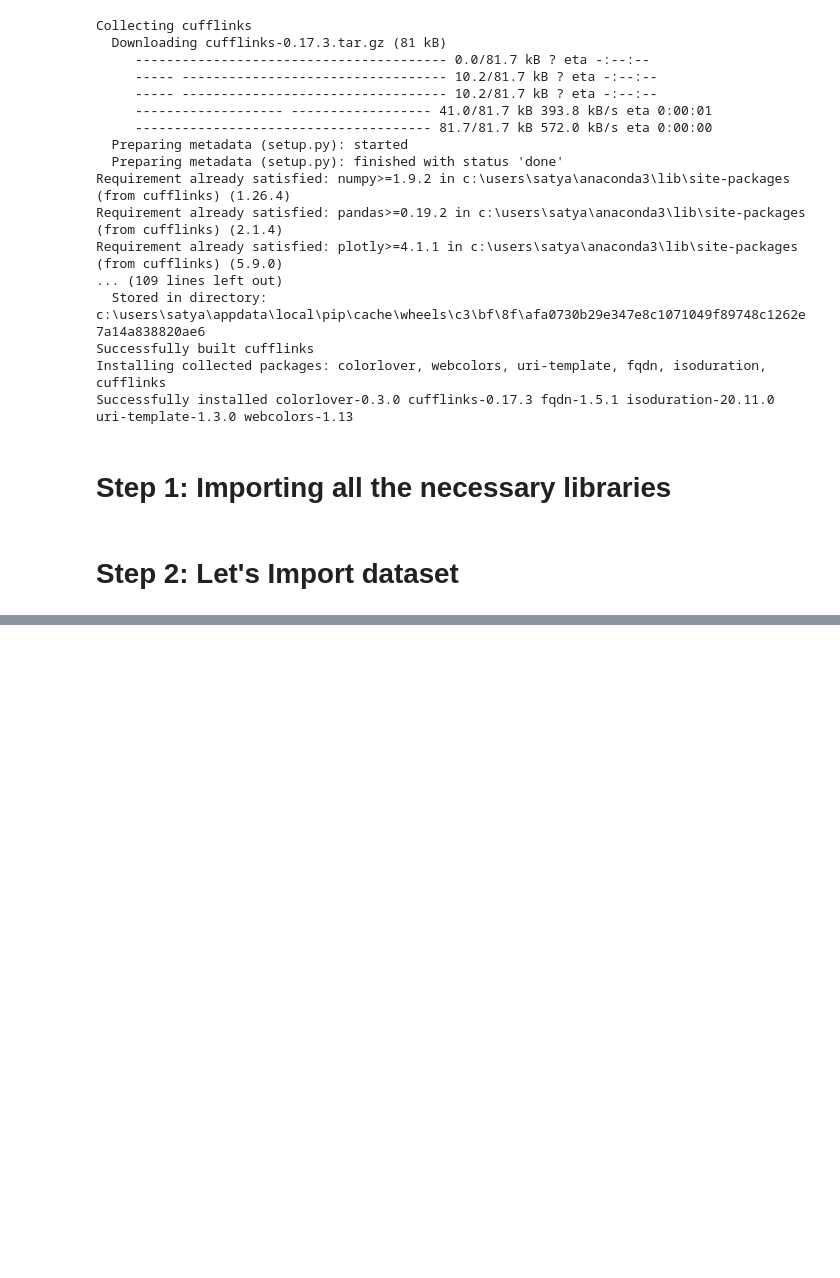
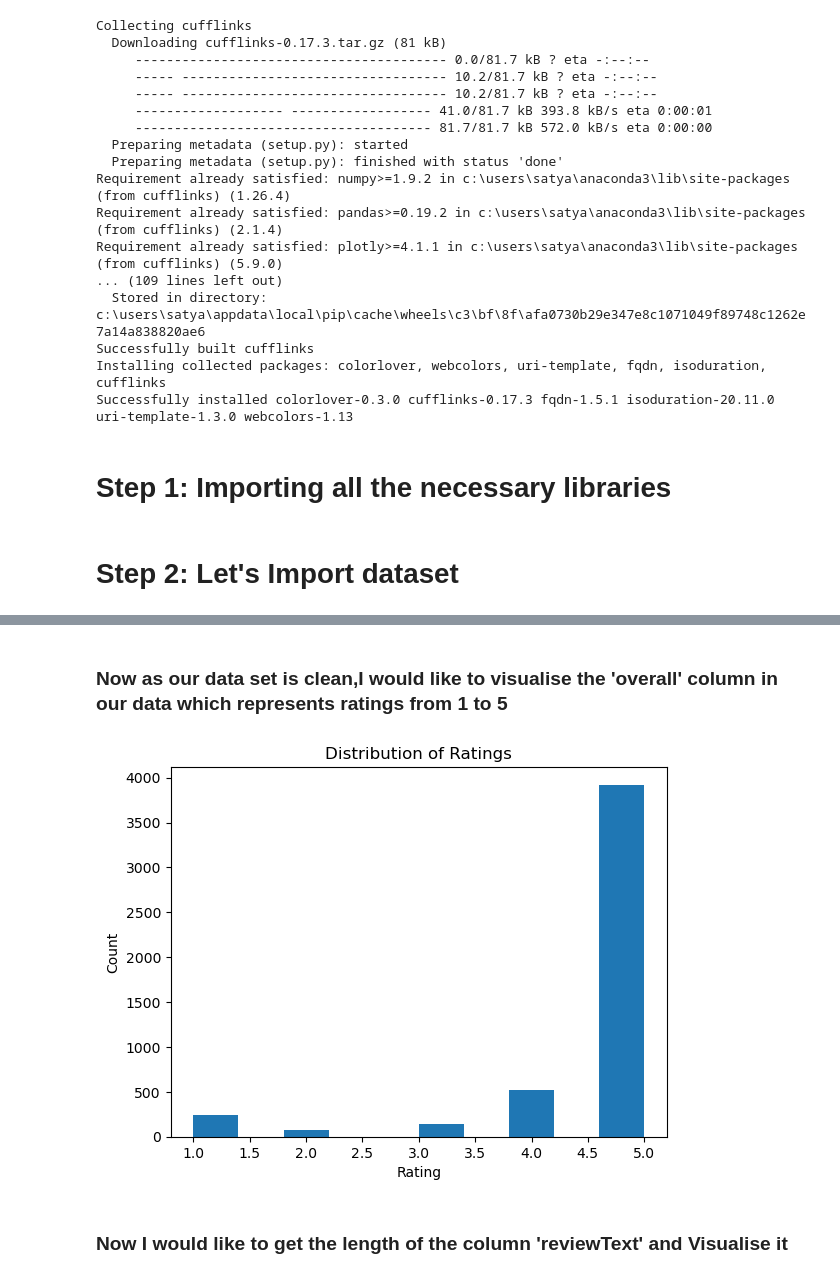
Before and after one commit to Shilpa206/Sentiment-Analysis-on-Amazon-Reviews, a Jupyter notebook: AmazonReviews_SentimentAnalysis.ipynb, the cells around one changed output, grey strips where cells are left out. Drawn from its saved outputs; the diff is of its cells as text; code cells hidden in the pictures; blank space fills up the shorter version.

Commit message:
done with data cleaning...nect visalising columns

```diff
--- a/AmazonReviews_SentimentAnalysis.ipynb
+++ b/AmazonReviews_SentimentAnalysis.ipynb
@@ -85,5 +85,5 @@ pd.set_option("display.max_columns", None)
 # %% [markdown]
 # Step 2: Let's Import dataset
 # %%
-df = pd.read_csv("C:\\Users\\satya\\Downloads\\amazon.csv")
+df = pd.read_csv("C:\\Users\\satya\\Downloads\\amazon_review.csv")
 # %% [markdown]
@@ -106,0 +164,18 @@ df
+# %% [markdown]
+### Now as our data set is clean,I would like to visualise the 'overall' column in our data which represents ratings from 1 to 5
+# %%
+# Plotting the 'overall' column as a bar plot
+overall_ratings = df['overall'].sort_index()
+# print(overall_ratings)
+
+# Add labels and title
+plt.xlabel('Rating')
+plt.ylabel('Count')
+plt.title('Distribution of Ratings')
+
+plt.hist(overall_ratings)
+plt.show()
+# %% [output]
+[figure, added]
+# %% [markdown]
+### Now I would like to get the length of the column 'reviewText' and Visualise it
```
Also changed, not shown: parts of 13 cells of this notebook.
